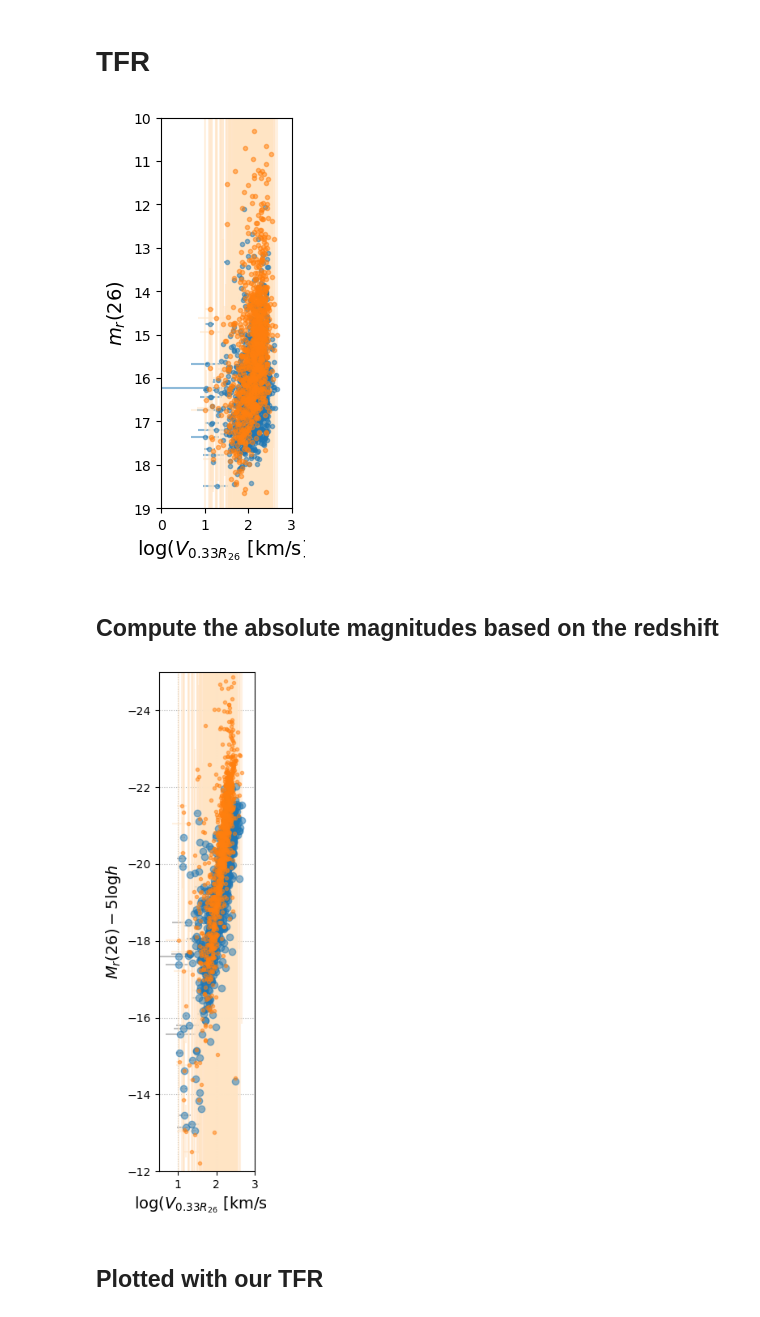
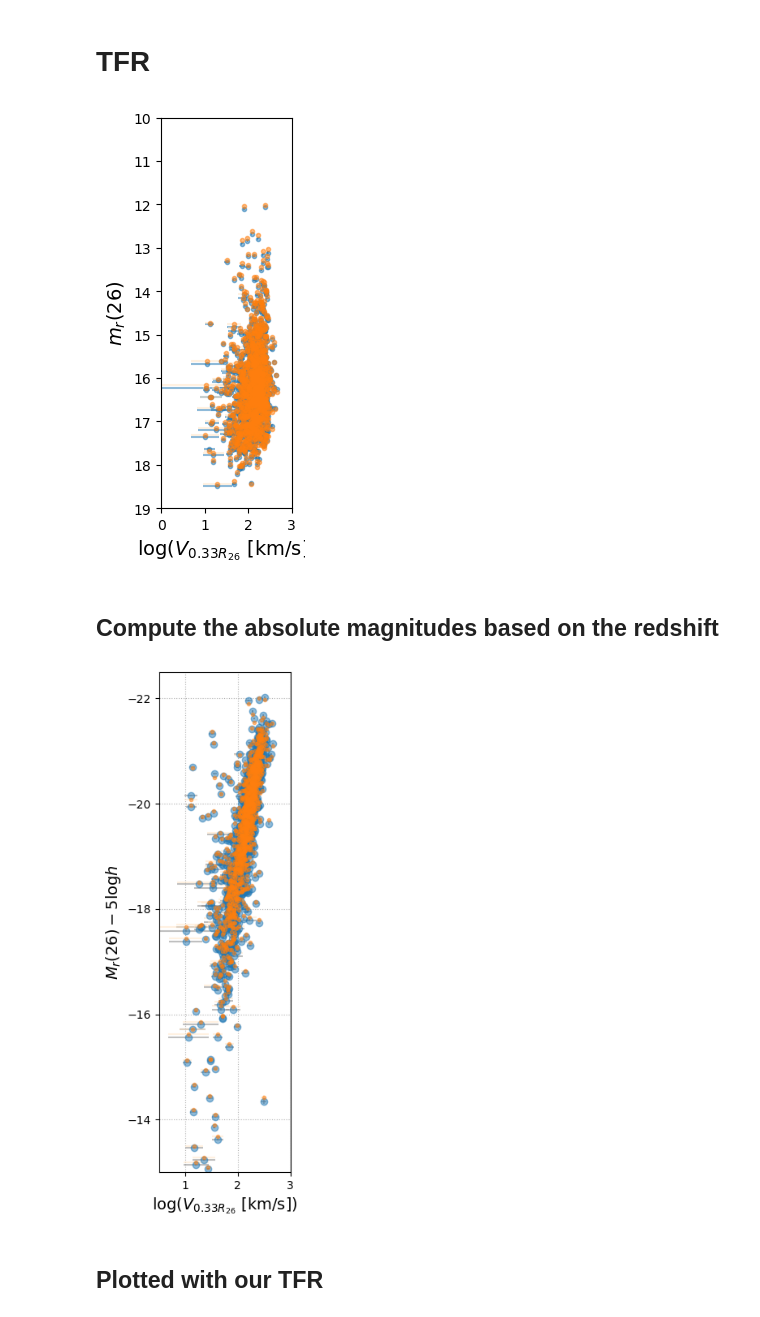
Before and after one commit to DESI-UR/DESI_SGA, a Jupyter notebook: TF/SV/TF_fuji-jointTFR-varyV0-perpdwarf_KAD.ipynb, the cells around one changed output. Saved outputs shown, nothing was run; the diff lists cells and outputs as text; code cells hidden in the pictures.

Commit message:
Digging into dust correction

```diff
--- a/TF/SV/TF_fuji-jointTFR-varyV0-perpdwarf_KAD.ipynb
+++ b/TF/SV/TF_fuji-jointTFR-varyV0-perpdwarf_KAD.ipynb
@@ -43,7 +43,7 @@ Table length=5
 | 2497 | SGA-2020 2497 | PGC3087853 | 3087853 | 240.33834600000003 | 42.4915716 | E? | 108.46 | 0.386367 | 0.84333473 | 0.04403246 | ... |
 # %%
 # File with corrected photometry
-SGA_TF_corr = Table.read('/global/cfs/cdirs/desi/science/td/pv/tfgalaxies/SV/SGA-2020_fuji_Vrot_phot-K-dust-Corr.fits')
+SGA_TF_corr = Table.read('/global/cfs/cdirs/desi/science/td/pv/tfgalaxies/SV/SGA-2020_fuji_Vrot_phot-K-Corr.fits')
 SGA_TF_corr[:5]
 # %% [output]
 Table length=5
@@ -83,7 +83,7 @@ plt.ylabel('$m_r (26)$', fontsize=14)
 ax = plt.gca()
 ax.set_aspect('equal', adjustable='box');
 # %% [output]
-[figure, old version]
+[figure, new version]
 # %% [markdown]
 ## Compute the absolute magnitudes based on the redshift
 # %%
@@ -98,34 +98,34 @@ SGA_TF_corr['R_ABSMAG_SB26_CORR_err'] = np.sqrt(SGA_TF_corr['R_MAG_SB26_CORR_ERR
 # %%
 plt.figure(figsize=(5,7), tight_layout=True)
 
 plt.grid(ls=':')
 
 plt.errorbar(np.log10(SGA_TF['V_0p33R26']),
              SGA_TF['R_ABSMAG_SB26'],
              xerr=0.434*SGA_TF['V_0p33R26_err']/SGA_TF['V_0p33R26'],
              yerr=SGA_TF['R_ABSMAG_SB26_err'],
              fmt='o',
              alpha=0.5,
              ecolor='gray')
 
 plt.errorbar(np.log10(SGA_TF_corr['V_0p33R26']),
              SGA_TF_corr['R_ABSMAG_SB26_CORR'],
              xerr=0.434*SGA_TF_corr['V_0p33R26_err']/SGA_TF_corr['V_0p33R26'],
              yerr=SGA_TF_corr['R_ABSMAG_SB26_CORR_err'],
              fmt='.',
              alpha=0.5,
              ecolor='bisque')
 
 plt.xlim([0.5, 3])
-plt.ylim([-12, -25])
+plt.ylim([-13, -22.5])
 
 plt.xlabel('log($V_{0.33R_{26}}$ [km/s])', fontsize=14)
 plt.ylabel('$M_r (26) - 5$log$h$', fontsize=14)
 
 ax = plt.gca()
 ax.set_aspect('equal', adjustable='box');
 # %% [output]
-[figure, old version]
+[figure, new version]
 # %% [markdown]
 ## Plotted with our TFR
 # %%
```
Also changed, not shown: 1 other file.
